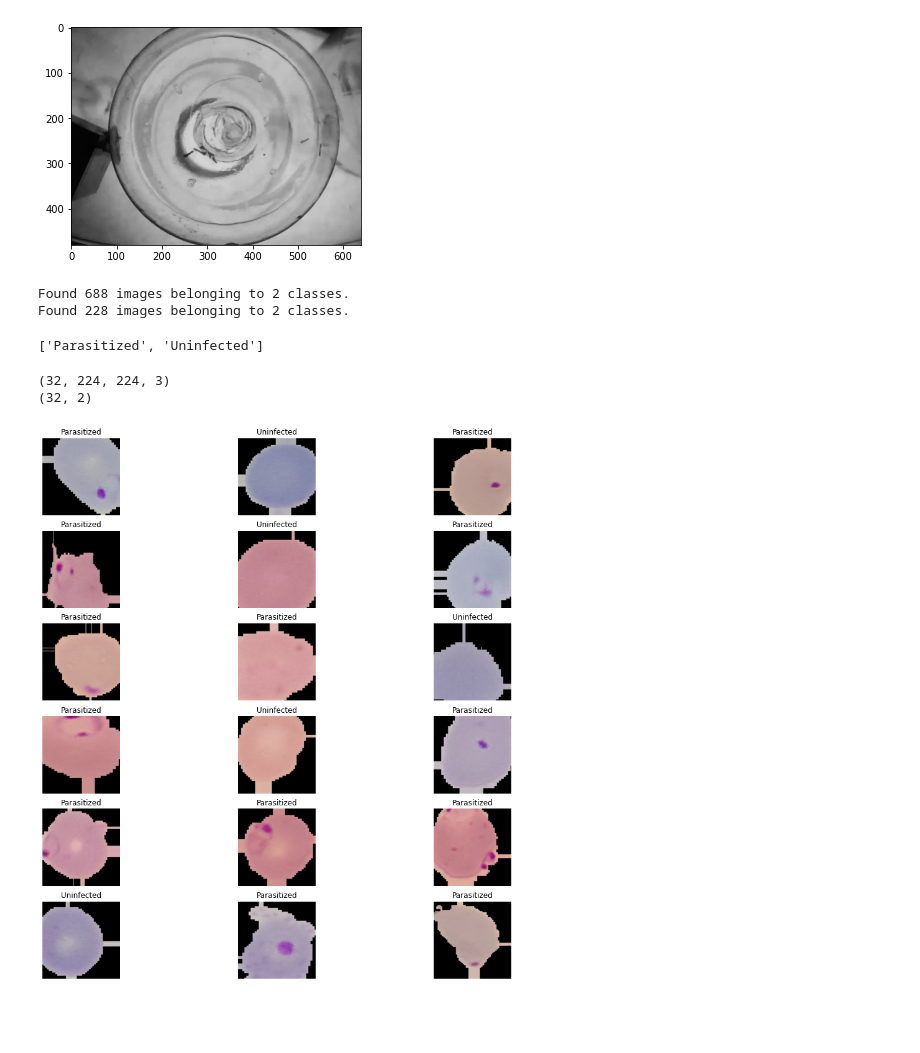
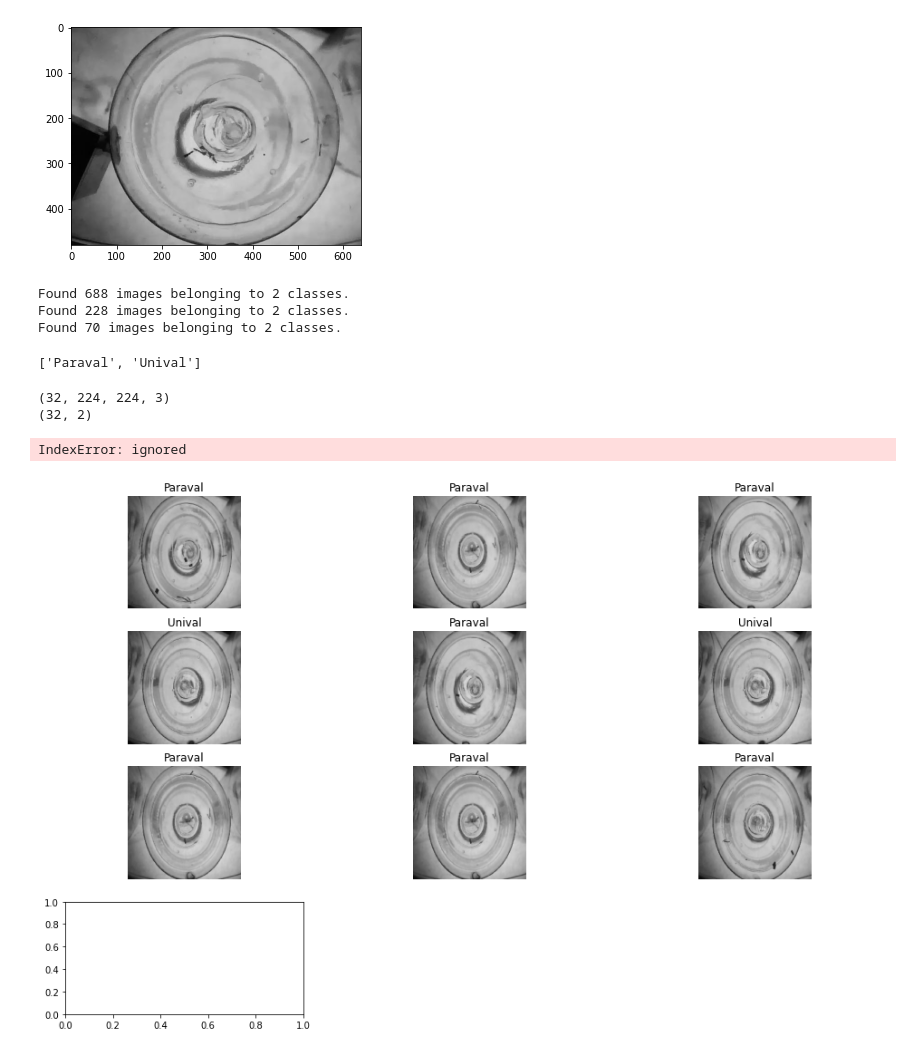
Before and after one commit to danielsoy/ALOCC-CVPR2018, a Jupyter notebook: malaria_botelladetection.ipynb, the cells around one changed output. Drawn from its saved outputs; the diff is of its cells as text; code cells hidden in the pictures; blank space fills up the shorter version.

```diff
--- a/malaria_botelladetection.ipynb
+++ b/malaria_botelladetection.ipynb
@@ -26,16 +26,20 @@ img_dir = "/content/drive/MyDrive/malaria_botellas"
 import tensorflow as tf
 
 train_gen = tf.keras.preprocessing.image.ImageDataGenerator(rescale= 1/255.,
-                                                           rotation_range=0.2,
-                                                           width_shift_range=0.2,
-                                                           height_shift_range=0.2,
-                                                           zoom_range = 0.2,
+                                                           #rotation_range=0.2,  "estos 4 hacen preprocesado"
+                                                           #width_shift_range=0.2,
+                                                           #height_shift_range=0.2,
+                                                           #zoom_range = 0.2,
                                                            horizontal_flip=True,
                                                            validation_split = 0.25
                                                             )
 test_gen = tf.keras.preprocessing.image.ImageDataGenerator(rescale= 1/255.,
                                                           validation_split = 0.25
                                                           )
+
+val_gen = tf.keras.preprocessing.image.ImageDataGenerator(rescale= 1/255.,
+                                                          validation_split = 0.50
+                                                          )
 # %%
 train_data = train_gen.flow_from_directory(img_dir,
                                            target_size = (224,224),
@@ -45,6 +49,7 @@ train_data = train_gen.flow_from_directory(img_dir,
                                            seed = 42,
                                            subset = "training"
                                            )
+
 test_data = test_gen.flow_from_directory(img_dir,
                                          target_size = (224,224),
                                          class_mode = "categorical",
@@ -53,15 +58,25 @@ test_data = test_gen.flow_from_directory(img_dir,
                                          seed = 42,
                                          subset = "validation"
                                          )
+
+val_data = val_gen.flow_from_directory(img_dir,
+                                         target_size = (224,224),
+                                         class_mode = "categorical",
+                                         classes = ["Paraval","Unival"],
+                                         batch_size = 16,
+                                         seed = 42,
+                                         subset = "validation"
+                                         )
 # %% [output]
 Found 688 images belonging to 2 classes.
 Found 228 images belonging to 2 classes.
+Found 70 images belonging to 2 classes.
 # %%
-class_labels = list(train_data.class_indices.keys())
+class_labels = list(val_data.class_indices.keys())
 
 class_labels
 # %% [output]
-['Parasitized', 'Uninfected']
+['Paraval', 'Unival']
 # %%
 image,label = train_data.next()
 print(image.shape)
@@ -72,21 +87,22 @@ print(label.shape)
 # %%
 # visualizing the train data
 
 import matplotlib.pyplot as plt
 import tensorflow as tf
 
 plt.figure(figsize=(16,16))
 
 for i in range(18):
 
-  image,label = train_data.next()
+  image,label = val_data.next()
 
   plt.subplot(6,3,i+1)
   plt.imshow(image[i])
   plt.title(class_labels[tf.argmax(label[i])])
   plt.axis("off")
 # %% [output]
+IndexError: ignored
-[figure, old version]
+[figure, new version]
 # %%
 #building a CNN model
 import tensorflow as tf
```
Also changed, not shown: parts of 6 cells of this notebook.
